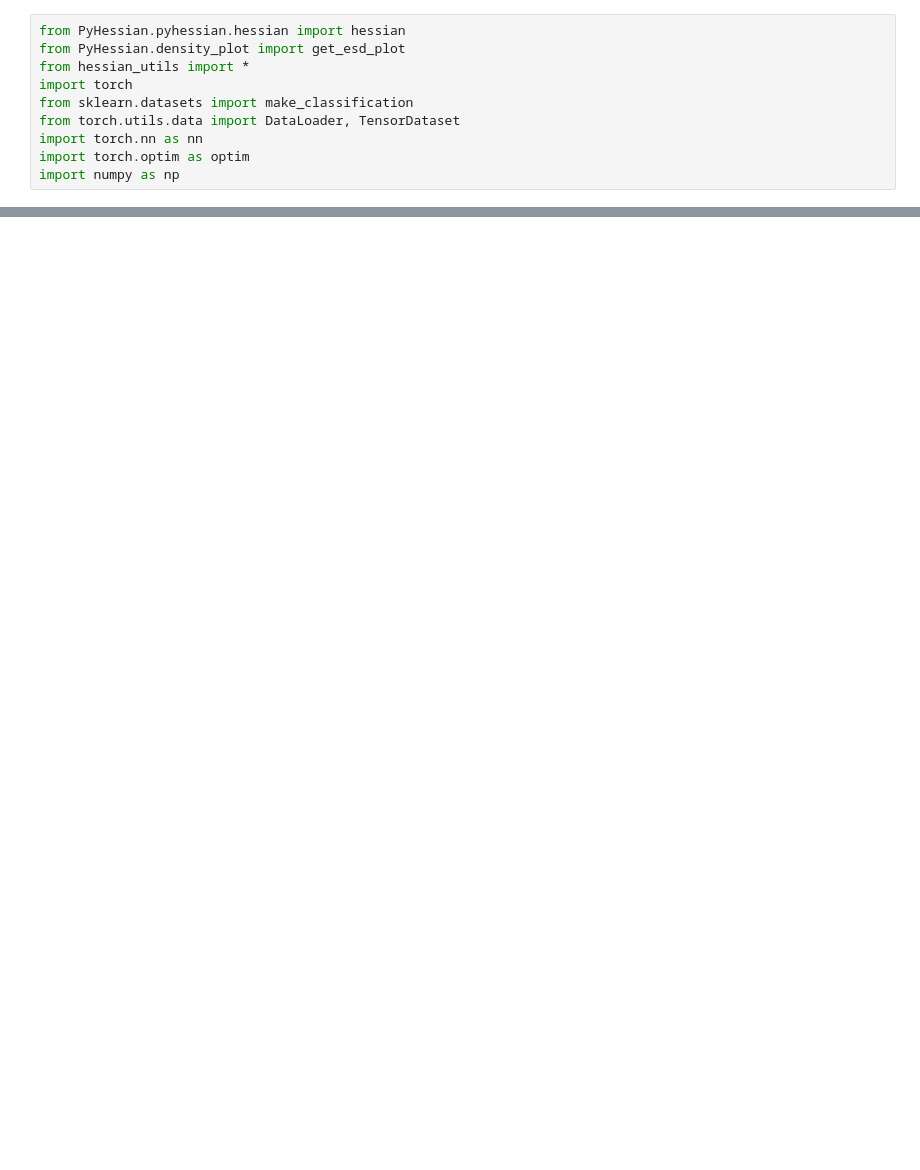
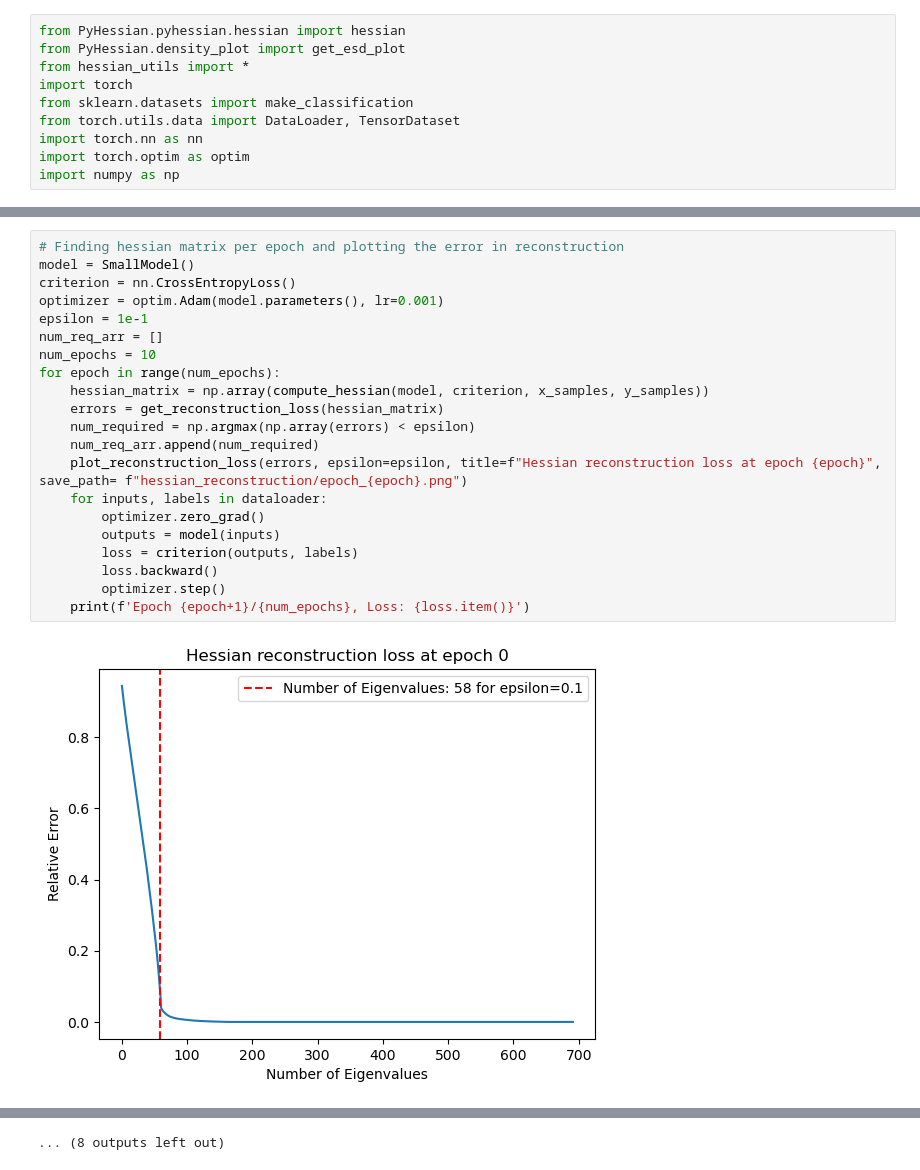
Before and after one commit to Aarsh-Wankar/DeepHessian, a Jupyter notebook: pyhessian_accuracy.ipynb, the cells around one changed output, grey strips where cells are left out. Saved outputs shown, nothing was run; the diff lists cells and outputs as text; blank space fills up the shorter version.

```diff
--- a/pyhessian_accuracy.ipynb
+++ b/pyhessian_accuracy.ipynb
@@ -109,0 +219,23 @@ get_esd_plot(*predicted_hessian.density())
+# %%
+# Finding hessian matrix per epoch and plotting the error in reconstruction
+model = SmallModel()
+criterion = nn.CrossEntropyLoss()
+optimizer = optim.Adam(model.parameters(), lr=0.001)
+epsilon = 1e-1
+num_req_arr = []
+num_epochs = 10
+for epoch in range(num_epochs):
+    hessian_matrix = np.array(compute_hessian(model, criterion, x_samples, y_samples))
+    errors = get_reconstruction_loss(hessian_matrix)
+    num_required = np.argmax(np.array(errors) < epsilon)
+    num_req_arr.append(num_required)
+    plot_reconstruction_loss(errors, epsilon=epsilon, title=f"Hessian reconstruction loss at epoch {epoch}", save_path= f"hessian_reconstruction/epoch_{epoch}.png")
+    for inputs, labels in dataloader:
+        optimizer.zero_grad()
+        outputs = model(inputs)
+        loss = criterion(outputs, labels)
+        loss.backward()
+        optimizer.step()
+    print(f'Epoch {epoch+1}/{num_epochs}, Loss: {loss.item()}')
+# %% [output]
+[figure, added]
@@ -109,0 +253 @@ get_esd_plot(*predicted_hessian.density())
+... (8 outputs left out)
```
Also changed, not shown: parts of 17 cells of this notebook, 15 other files.
